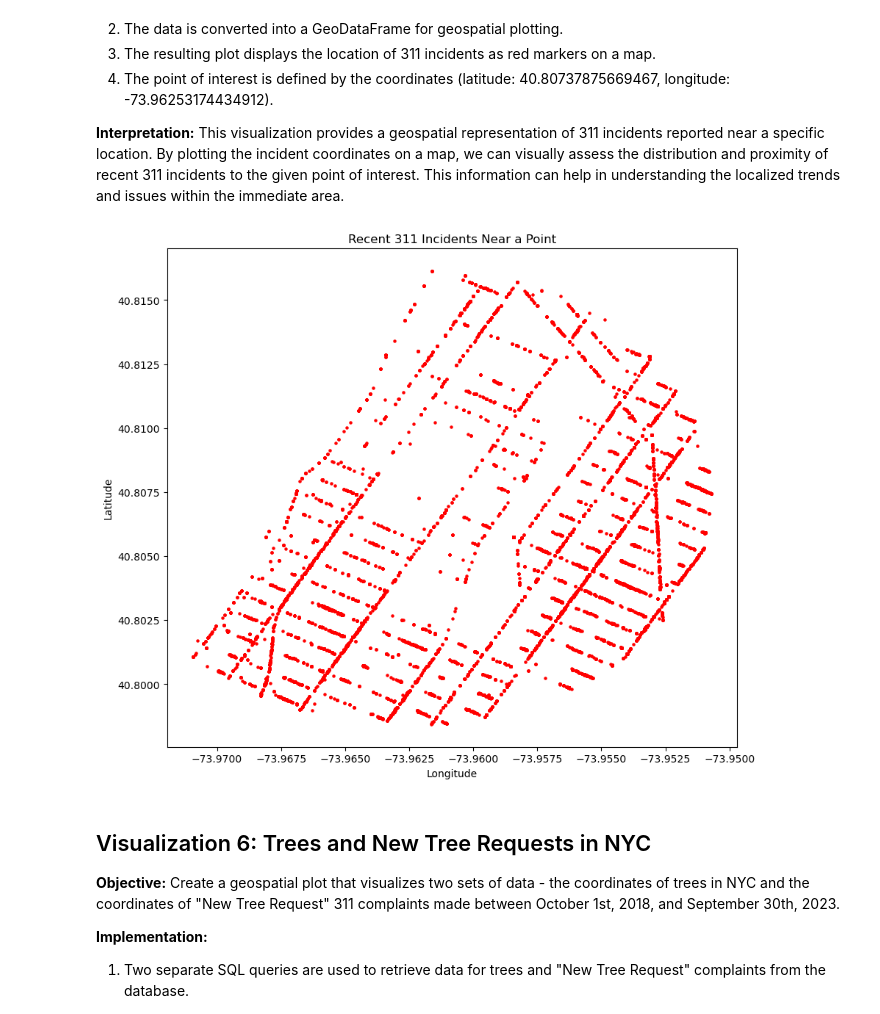
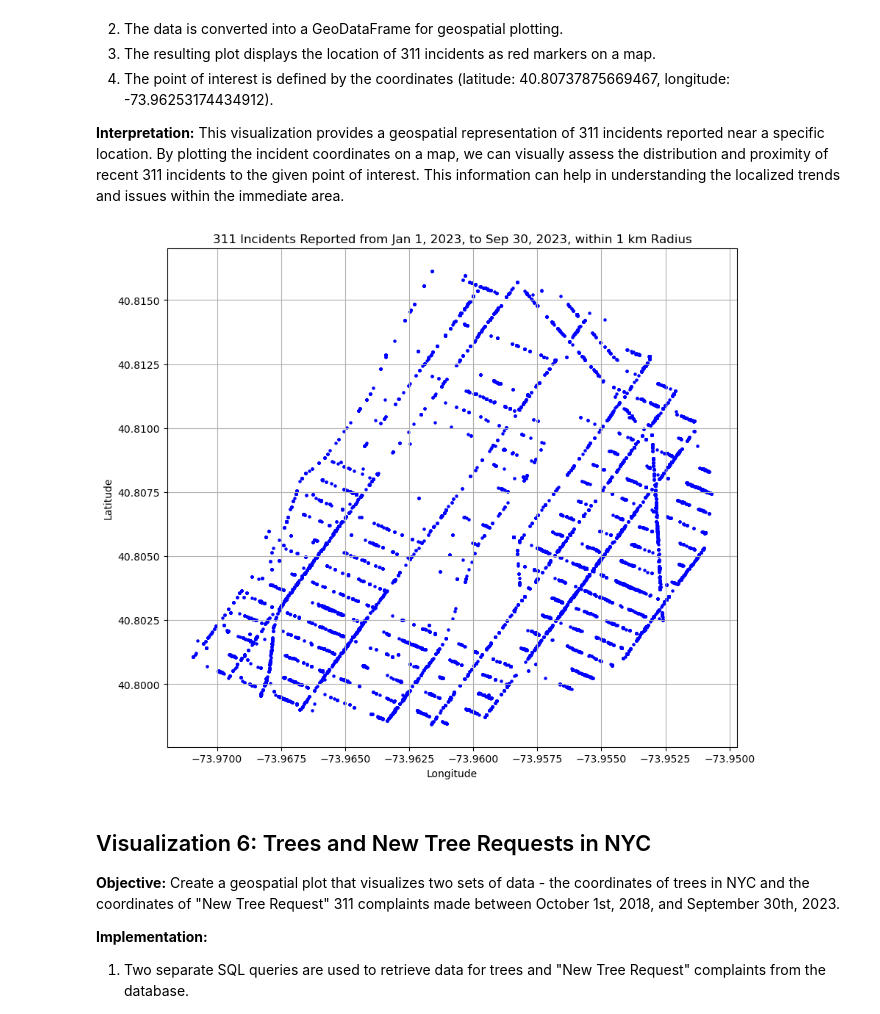
Before and after one commit to joyliu176/4501-Final-Project-19, a Jupyter notebook: 4501FinalProject19.ipynb, the cells around one changed output. Drawn from its saved outputs; the diff is of its cells as text; code cells hidden in the pictures.

Commit message:
Finish new visualization

```diff
--- a/4501FinalProject19.ipynb
+++ b/4501FinalProject19.ipynb
@@ -1358,7 +1120,7 @@ WHERE ST_DWithin(
 """
 # %%
 # Execute the query and store the results in a DataFrame
-engine = create_engine("postgresql+psycopg2://joyliu@localhost:5432/group19project")
+engine = create_engine("postgresql+psycopg2://cecilialin@localhost:5432/group19project1")
 with engine.connect() as conn:
     result = conn.execute(text(QUERY_6))
     df6 = pd.DataFrame(result.fetchall(), columns=result.keys())
@@ -1668,38 +1513,39 @@ visualize_rent_vs_complaints()
 **Interpretation:**
 This visualization provides a geospatial representation of 311 incidents reported near a specific location. By plotting the incident coordinates on a map, we can visually assess the distribution and proximity of recent 311 incidents to the given point of interest. This information can help in understanding the localized trends and issues within the immediate area.
 # %%
-def visualize_recent_311_incidents():
-    engine = create_engine("postgresql+psycopg2://joyliu@localhost:5432/group19project")
+def visualize_311_incidents():
+    engine = create_engine("postgresql+psycopg2://cecilialin@localhost:5432/group19project14")
 
-    # Define the center point and radius (1 km)
-    center_point = Point(-73.96253174434912, 40.80737875669467)
+    # Replace these with your specific longitude, latitude, and radius
+    longitude = -73.96253174434912
+    latitude = 40.80737875669467
     radius = 1000  # in meters
 
-    # SQL query to get 311 incidents within the radius and timeframe
+    # Fetch data from the database
     query = """
-    SELECT id, ST_X(geometry) as longitude, ST_Y(geometry) as latitude
+    SELECT unique_key, ST_X(geometry) as longitude, ST_Y(geometry) as latitude
     FROM complaints
     WHERE created_date BETWEEN '2023-01-01' AND '2023-09-30'
     AND ST_DWithin(geometry, ST_SetSRID(ST_MakePoint(%s, %s), 4326)::geography, %s)
     """
+    df = pd.read_sql(query, engine, params=(longitude, latitude, radius))
 
-    df = pd.read_sql(query, engine, params=(center_point.x, center_point.y, radius))
+    # Create a GeoDataFrame from DataFrame
+    gdf = gpd.GeoDataFrame(df, geometry=[Point(xy) for xy in zip(df.longitude, df.latitude)])
 
+    # Create a geospatial plot
+    fig, ax = plt.subplots(figsize=(10, 10))
+    gdf.plot(ax=ax, color='blue', markersize=5)
 
-    # Convert DataFrame to GeoDataFrame
-    gdf = gpd.GeoDataFrame(df, geometry=gpd.points_from_xy(df.longitude, df.latitude))
-
-    # Plotting
-    fig, ax = plt.subplots(figsize=(10, 10))
-    gdf.plot(ax=ax, marker='o', color='red', markersize=5)
-    plt.title('Recent 311 Incidents Near a Point')
+    plt.title('311 Incidents Reported from Jan 1, 2023, to Sep 30, 2023, within 1 km Radius')
     plt.xlabel('Longitude')
     plt.ylabel('Latitude')
+    plt.grid(True)
     plt.show()
 # %%
-visualize_recent_311_incidents()
+visualize_311_incidents()
 # %% [output]
-[figure, old version]
+[figure, new version]
 # %% [markdown]
 ## Visualization 6: Trees and New Tree Requests in NYC
 
```
Also changed, not shown: parts of 64 cells of this notebook.
